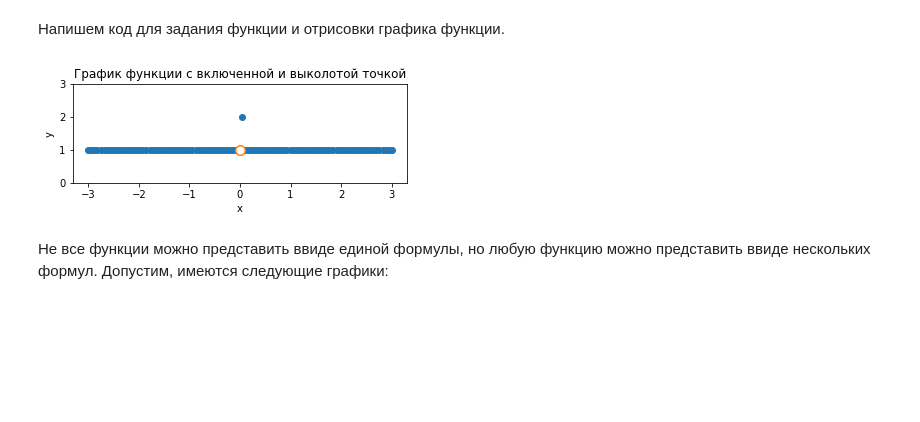
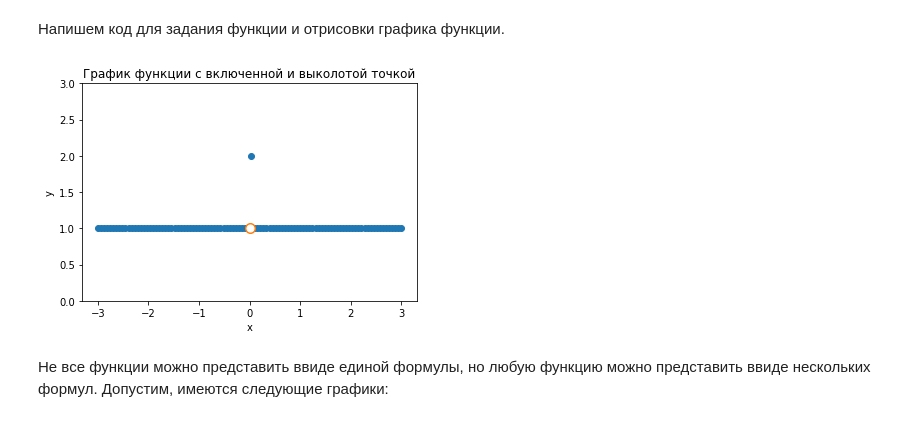
Before and after one commit to edwardwerner/math_netology, a Jupyter notebook: lecture_1.ipynb, the cells around one changed output. Saved outputs shown, nothing was run; the diff lists cells and outputs as text; code cells hidden in the pictures; blank space fills up the shorter version.

```diff
--- a/lecture_1.ipynb
+++ b/lecture_1.ipynb
@@ -25,26 +25,25 @@
 # %%
 import numpy as np
 import matplotlib.pyplot as plt
 import pandas as pd
 %matplotlib inline
 
 x1 = np.linspace(-3.0, 3.0, 100)
 
 y1 = [1 for _ in range(len(x1))]
 y1[len(x1)//2] = 2
 
-plt.subplot(2, 1, 1)
 plt.scatter(x1, y1, marker='o')
 plt.scatter(0, 1, s=100, marker='o')
 plt.scatter(0, 1, s=50, marker='o', c='white')
 plt.title('График функции с включенной и выколотой точкой')
 plt.ylabel('y')
 plt.xlabel('x')
 plt.ylim(0, 3)
 
 plt.show()
 # %% [output]
-[figure, old version]
+[figure, new version]
 # %% [markdown]
 Не все функции можно представить ввиде единой формулы, но любую функцию можно представить ввиде нескольких формул. Допустим, имеются следующие графики:
 # %% [markdown]
```
Also changed, not shown: parts of 2 cells of this notebook.
